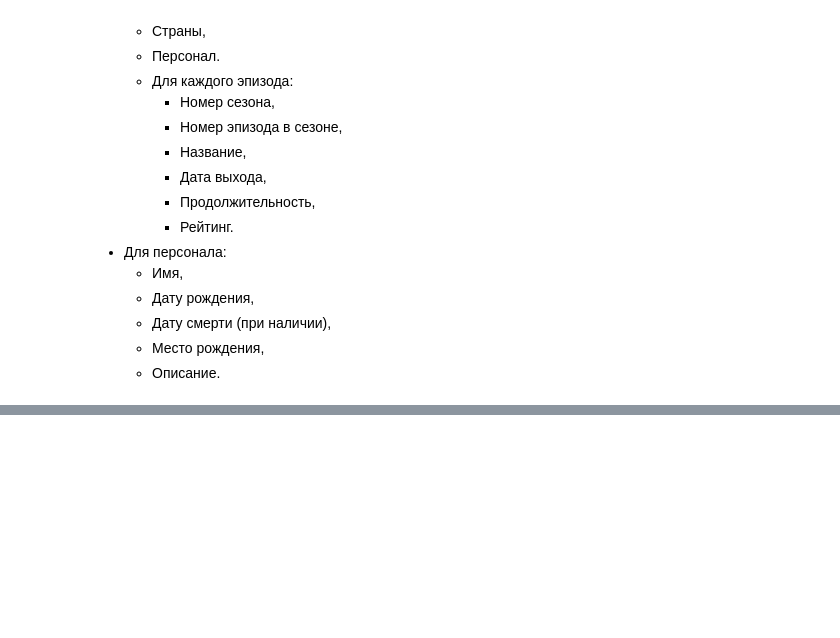
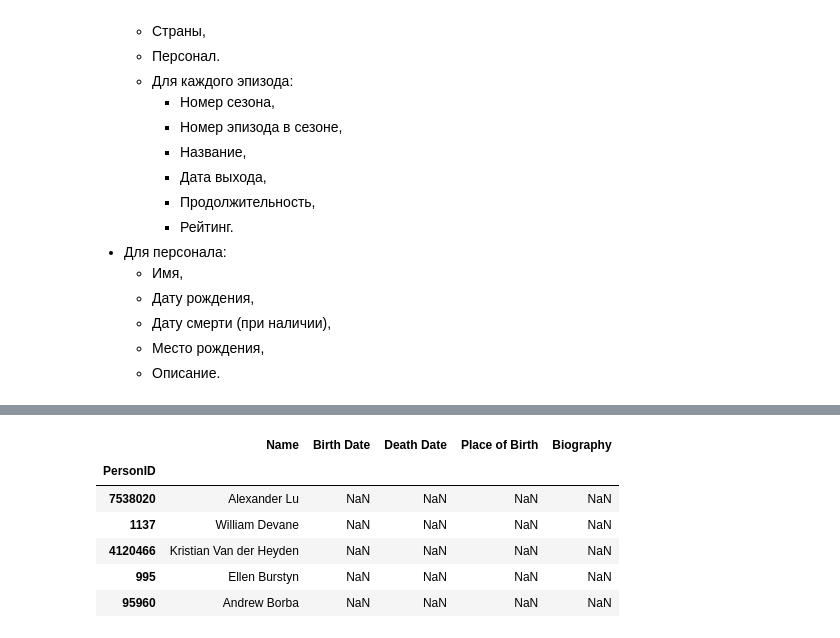
Before and after one commit to nirvana230129/DataBases, a Jupyter notebook: data/parse_data.ipynb, the cells around one changed output, grey strips where cells are left out. Drawn from its saved outputs; the diff is of its cells as text; code cells hidden in the pictures; blank space fills up the shorter version.

Commit message:
Data parser via IMDb was finished

```diff
--- a/data/parse_data.ipynb
+++ b/data/parse_data.ipynb
@@ -132,2 +287,10 @@ pd.read_csv('movies_data.csv').head()
 # %%
-pd.read_csv('personnel_data.csv').head()
+pd.read_csv('personnel_data.csv', index_col=0).head()
+# %% [output]
+|  | Name | Birth Date | Death Date | Place of Birth | Biography |
+| PersonID |  |  |  |  |  |
+| 7538020 | Alexander Lu | NaN | NaN | NaN | NaN |
+| 1137 | William Devane | NaN | NaN | NaN | NaN |
+| 4120466 | Kristian Van der Heyden | NaN | NaN | NaN | NaN |
+| 995 | Ellen Burstyn | NaN | NaN | NaN | NaN |
+| 95960 | Andrew Borba | NaN | NaN | NaN | NaN |
```
Also changed, not shown: parts of 22 cells of this notebook, 2 other files.
